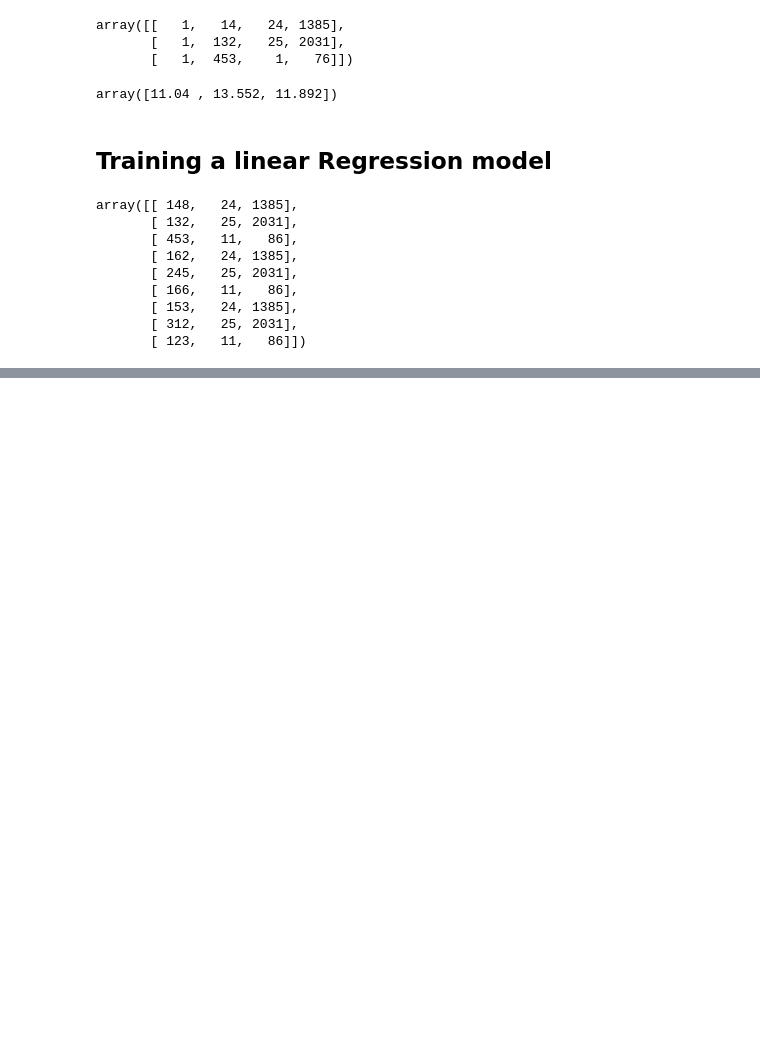
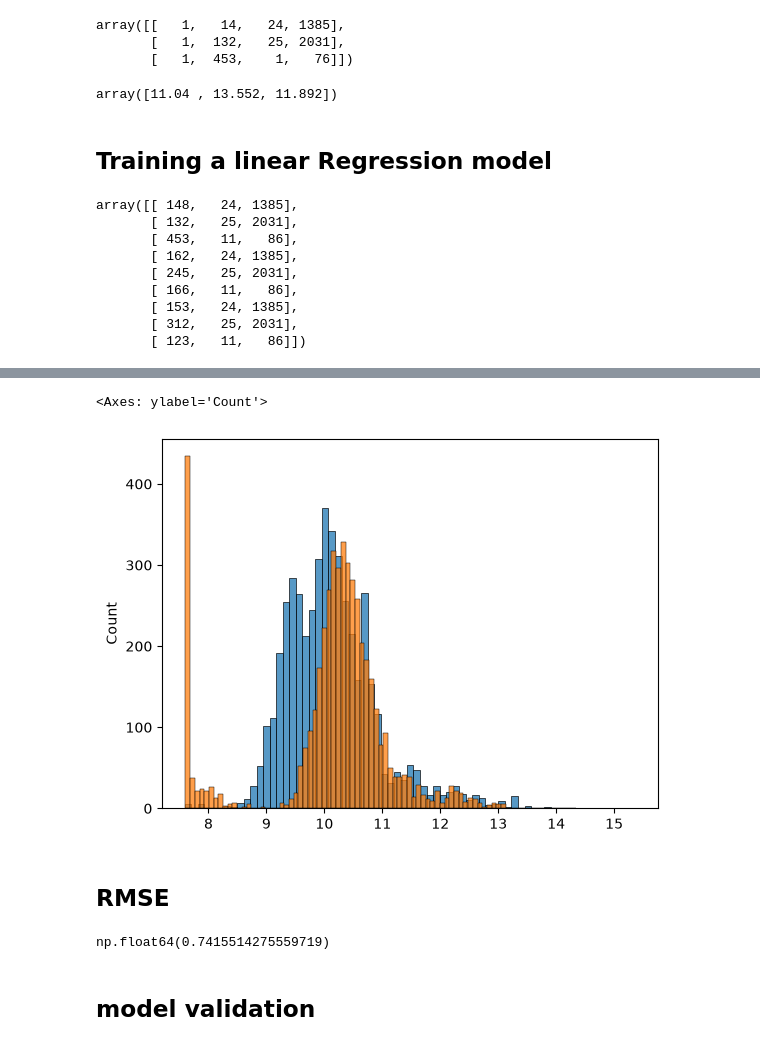
Before and after one commit to collintracy/machine-learning-zoompcamp, a Jupyter notebook: 02-regression/regression.ipynb, the cells around one changed output, grey strips where cells are left out. Saved outputs shown, nothing was run; the diff lists cells and outputs as text; code cells hidden in the pictures; blank space fills up the shorter version.

Commit message:
working sesh regression

```diff
--- a/02-regression/regression.ipynb
+++ b/02-regression/regression.ipynb
@@ -371,0 +374,4 @@ array([[1.000e+00, 1.000e+00, 1.480e+02, 2.400e+01, 1.385e+03],
+# %%
+X_train = df_train[base].fillna(0)
+# %%
+train_linear_regression(X_train, y_train)
@@ -371,0 +390,2 @@ array([[1.000e+00, 1.000e+00, 1.480e+02, 2.400e+01, 1.385e+03],
+# %%
+w0, w = train_linear_regression(X_train, y_train)
@@ -371,0 +394,2 @@ array([[1.000e+00, 1.000e+00, 1.480e+02, 2.400e+01, 1.385e+03],
+# %%
+y_pred = w0 + X_train.dot(w)
@@ -371,0 +411,8 @@ array([[1.000e+00, 1.000e+00, 1.480e+02, 2.400e+01, 1.385e+03],
+# %%
+sns.histplot(y_pred)
+sns.histplot(y_train)
+# %% [output]
+<Axes: ylabel='Count'>
+[figure, added]
+# %% [markdown]
+## RMSE
@@ -371,0 +425,6 @@ array([[1.000e+00, 1.000e+00, 1.480e+02, 2.400e+01, 1.385e+03],
+# %%
+rmse(y_train, y_pred)
+# %% [output]
+np.float64(0.7415514275559719)
+# %% [markdown]
+## model validation
```
Also changed, not shown: parts of 32 cells of this notebook, 1 other file.
